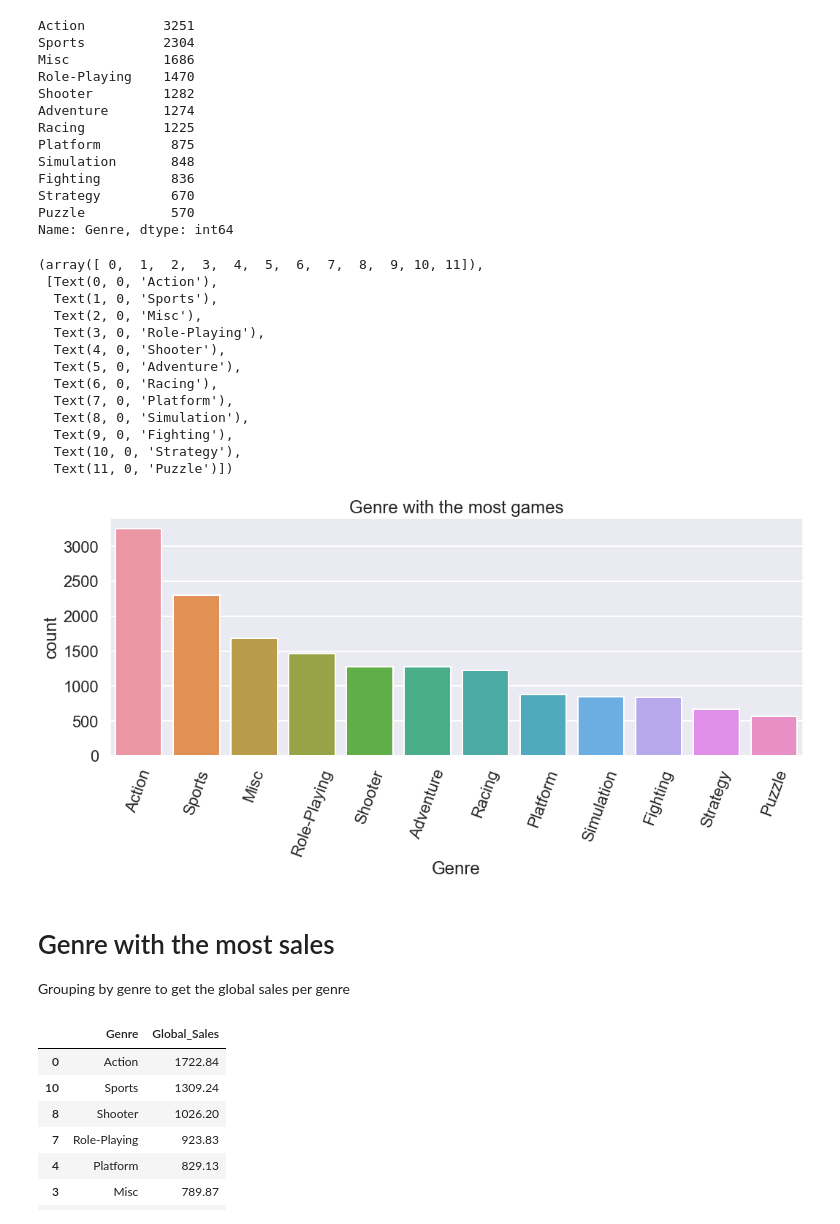
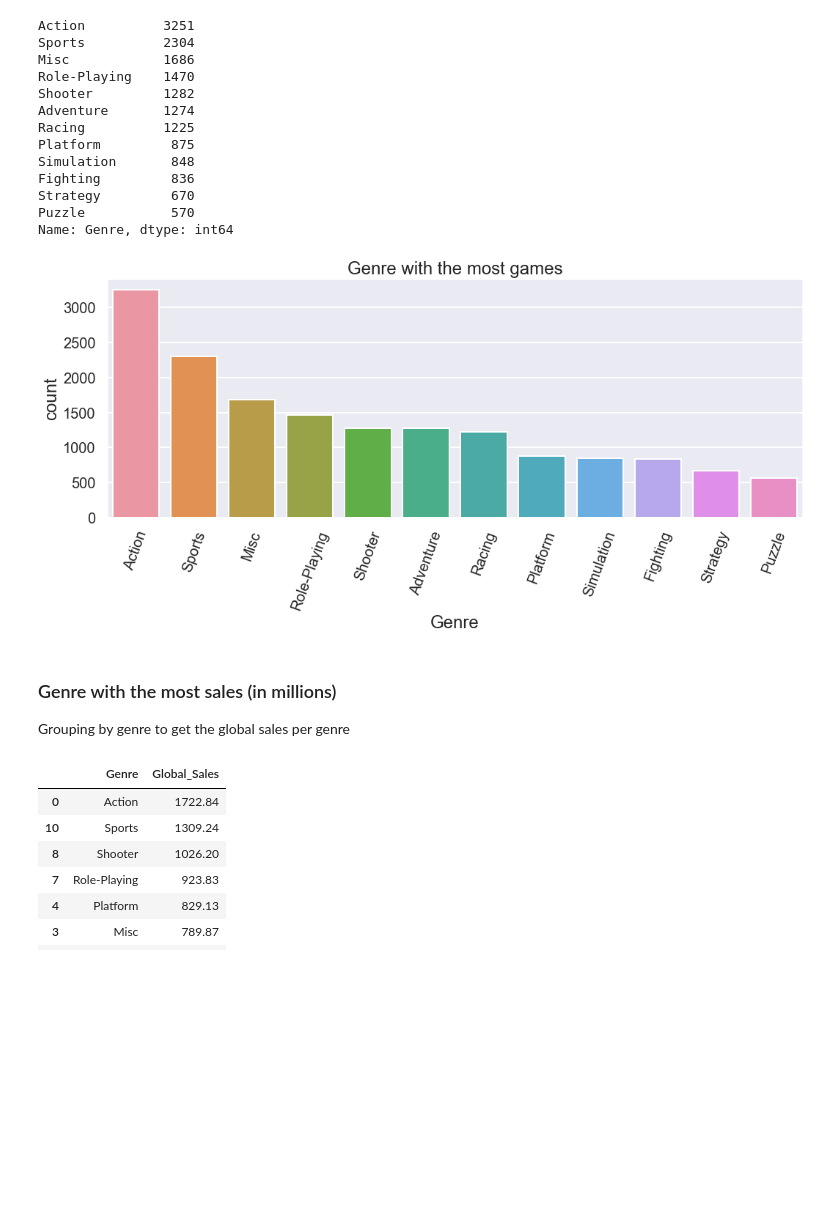
Before and after one commit to KirbyDream/APi_project, a Jupyter notebook: cleaning_VG.ipynb, the cells around one changed output. Saved outputs shown, nothing was run; the diff lists cells and outputs as text; code cells hidden in the pictures; blank space fills up the shorter version.

```diff
--- a/cleaning_VG.ipynb
+++ b/cleaning_VG.ipynb
@@ -124,25 +142,16 @@ sns.set_context("poster")
 # %%
 sns.countplot(x="Genre", data=df_vg, order = df_vg["Genre"].value_counts().index).set(title='Genre with the most games')
 sns.color_palette("hls", 8)
+plt.xticks(size=20)
+plt.yticks(size=20)
+plt.xticks(rotation=70)
+plt.rcParams["axes.labelsize"] = 15
 
-plt.xticks(rotation=70)
+plt.savefig("./images/genre_most_games.png")
 # %% [output]
-(array([ 0,  1,  2,  3,  4,  5,  6,  7,  8,  9, 10, 11]),
- [Text(0, 0, 'Action'),
-  Text(1, 0, 'Sports'),
-  Text(2, 0, 'Misc'),
-  Text(3, 0, 'Role-Playing'),
-  Text(4, 0, 'Shooter'),
-  Text(5, 0, 'Adventure'),
-  Text(6, 0, 'Racing'),
-  Text(7, 0, 'Platform'),
-  Text(8, 0, 'Simulation'),
-  Text(9, 0, 'Fighting'),
-  Text(10, 0, 'Strategy'),
-  Text(11, 0, 'Puzzle')])
-[figure, old version]
+[figure, new version]
 # %% [markdown]
-# Genre with the most sales
+### Genre with the most sales (in millions)
 Grouping by genre to get the global sales per genre
 # %%
 Global_sale_genre = df_vg.groupby(by=['Genre'])['Global_Sales'].sum().reset_index()
```
Also changed, not shown: parts of 72 cells of this notebook, 6 other files.
